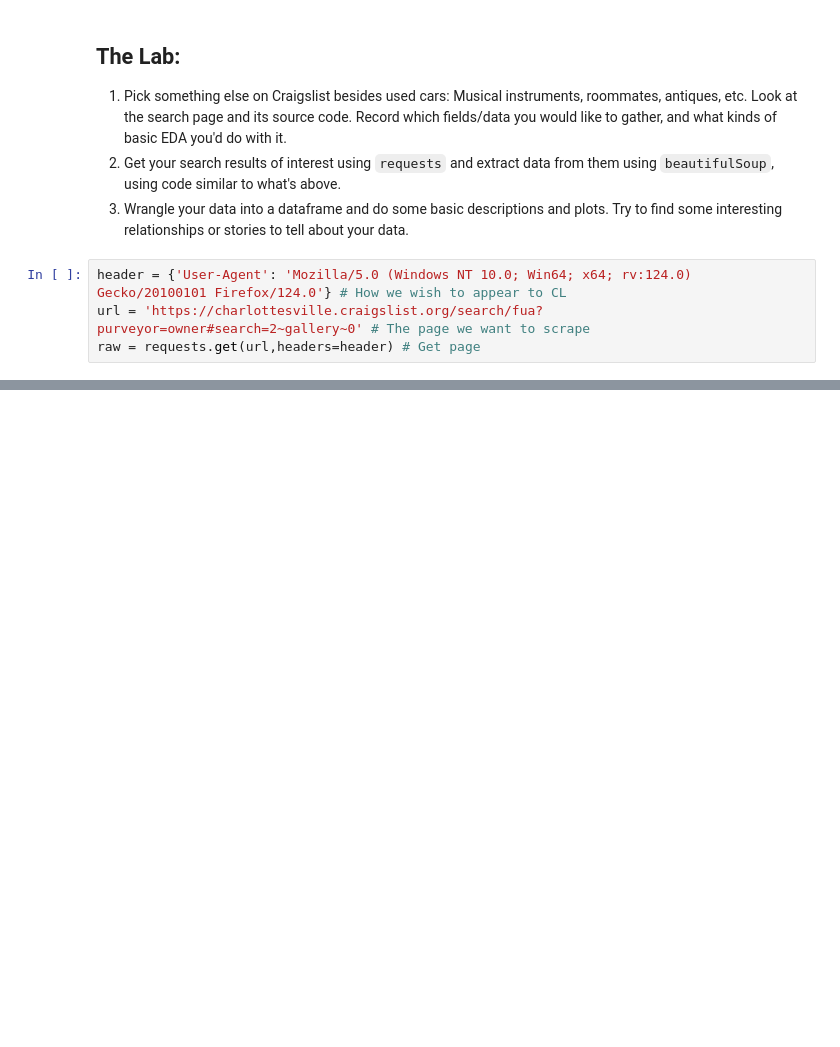
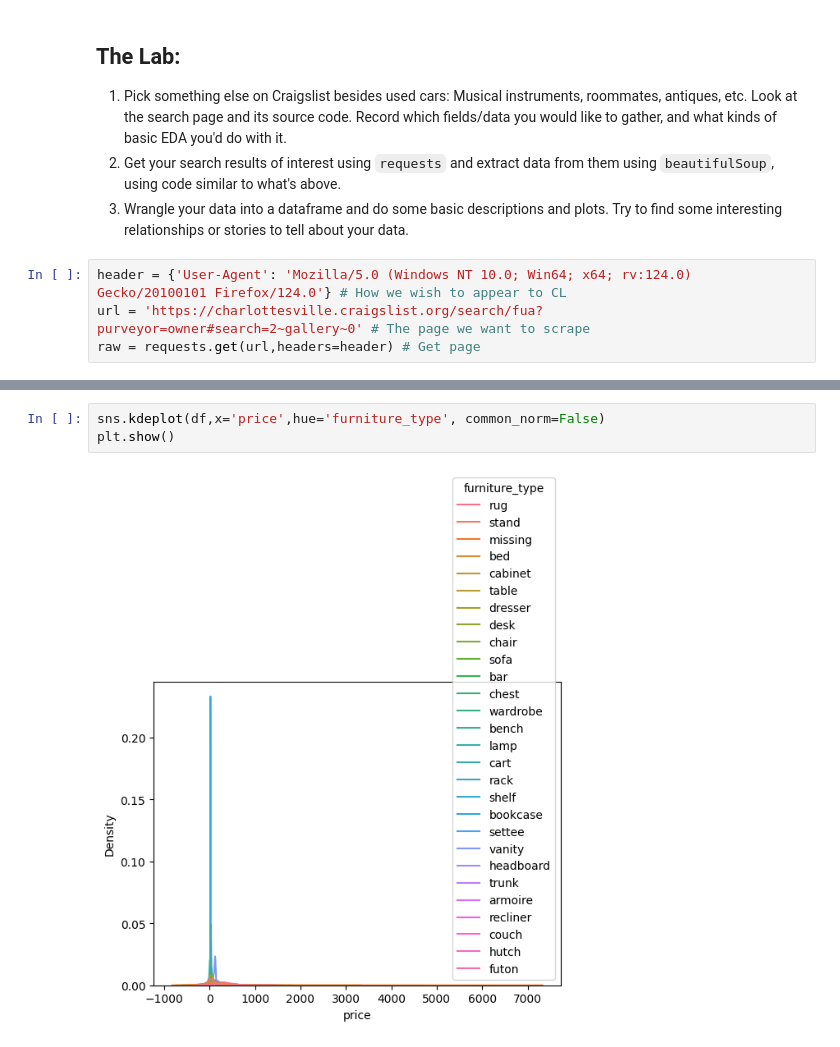
Before and after one commit to btw257-ui/wrangling, a Jupyter notebook: lab/lab.ipynb, the cells around one changed output, grey strips where cells are left out. Drawn from its saved outputs; the diff is of its cells as text; blank space fills up the shorter version.

```diff
--- a/lab/lab.ipynb
+++ b/lab/lab.ipynb
@@ -263,0 +340,5 @@ for k in range( len(listings) ):
+# %%
+sns.kdeplot(df,x='price',hue='furniture_type', common_norm=False)
+plt.show()
+# %% [output]
+[figure, added]
```
Also changed, not shown: parts of 8 cells of this notebook.
